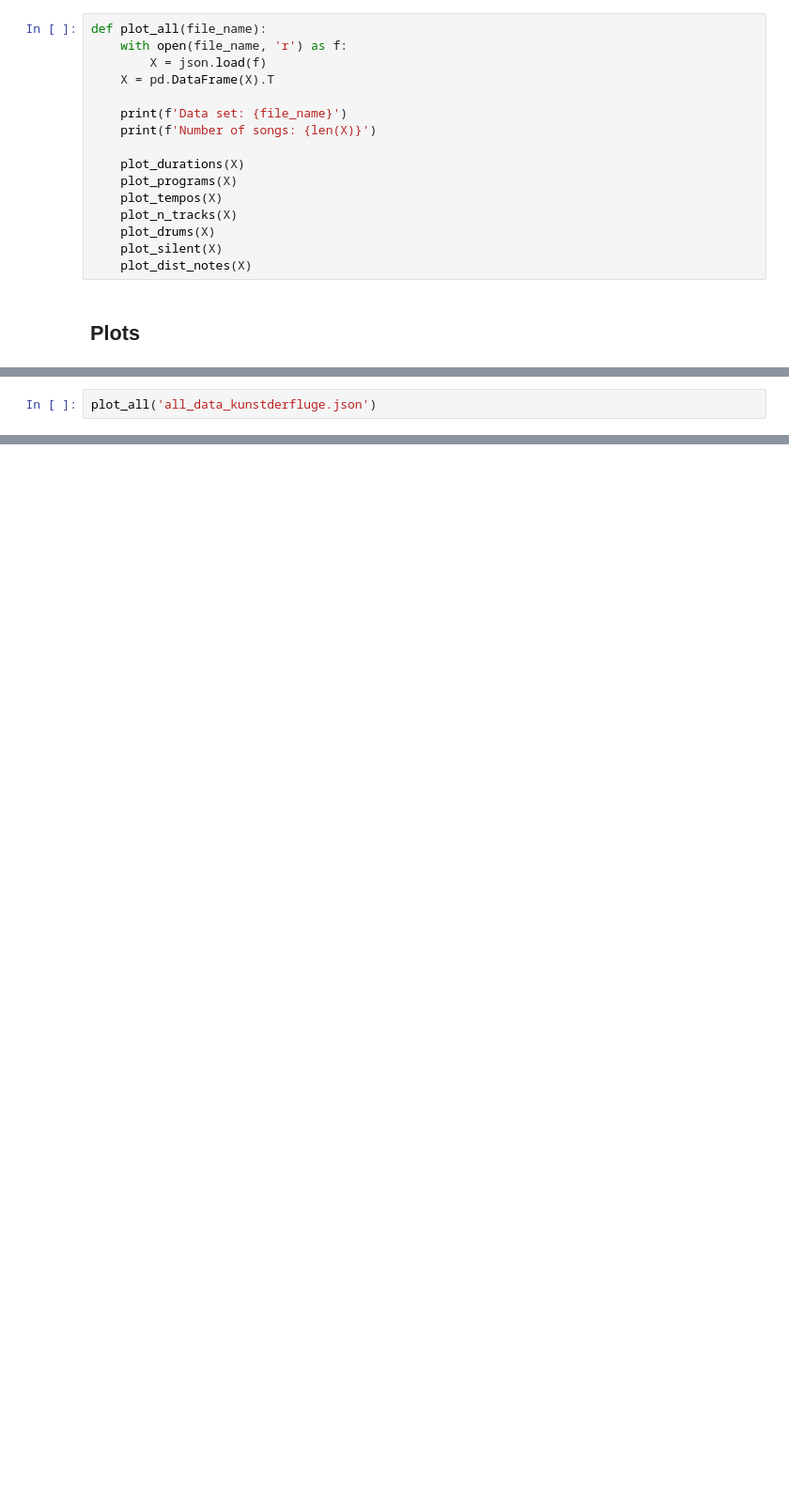
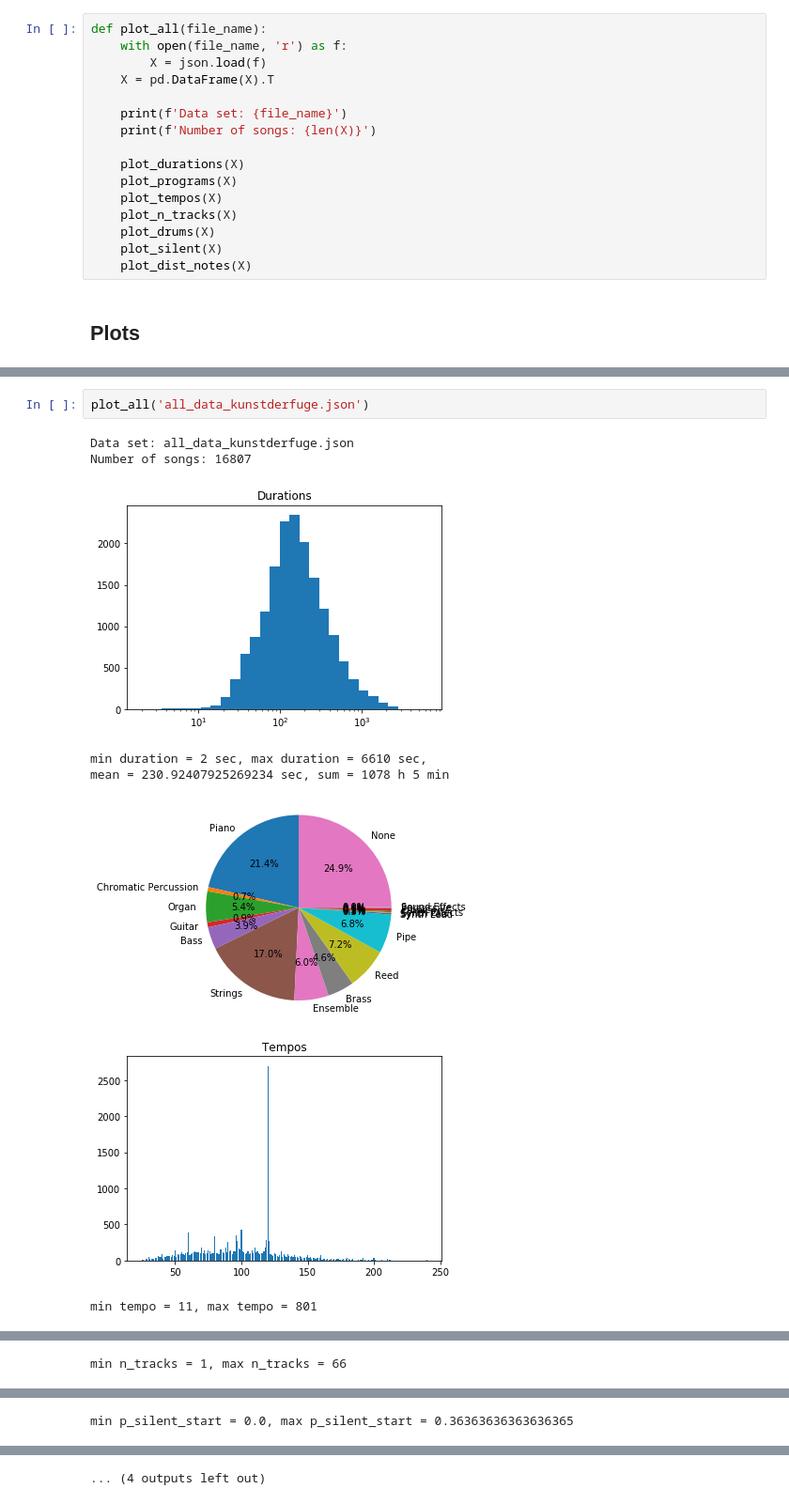
Before and after one commit to michaelkaeppler/AI_Music, a Jupyter notebook: plots.ipynb, the cells around one changed output, grey strips where cells are left out. Shown at 94% size. Cells and saved outputs as stored; diff of their text form; blank space fills up the shorter version.

```diff
--- a/plots.ipynb
+++ b/plots.ipynb
@@ -170,2 +201,11 @@ plot_all('all_data_maestro.json')
 # %%
-plot_all('all_data_kunstderfluge.json')
+plot_all('all_data_kunstderfuge.json')
+# %% [output]
+Data set: all_data_kunstderfuge.json
+Number of songs: 16807
+[figure, added]
+min duration = 2 sec, max duration = 6610 sec,
+mean = 230.92407925269234 sec, sum = 1078 h 5 min
+[figure, added]
+[figure, added]
+min tempo = 11, max tempo = 801
@@ -171,0 +213 @@ plot_all('all_data_kunstderfluge.json')
+min n_tracks = 1, max n_tracks = 66
@@ -171,0 +216 @@ plot_all('all_data_kunstderfluge.json')
+min p_silent_start = 0.0, max p_silent_start = 0.36363636363636365
@@ -172,2 +218,3 @@ plot_all('all_data_kunstderfluge.json')
+... (4 outputs left out)
 # %%
 plot_all('all_data_mfiles.json')
```
Also changed, not shown: parts of 7 cells of this notebook.
